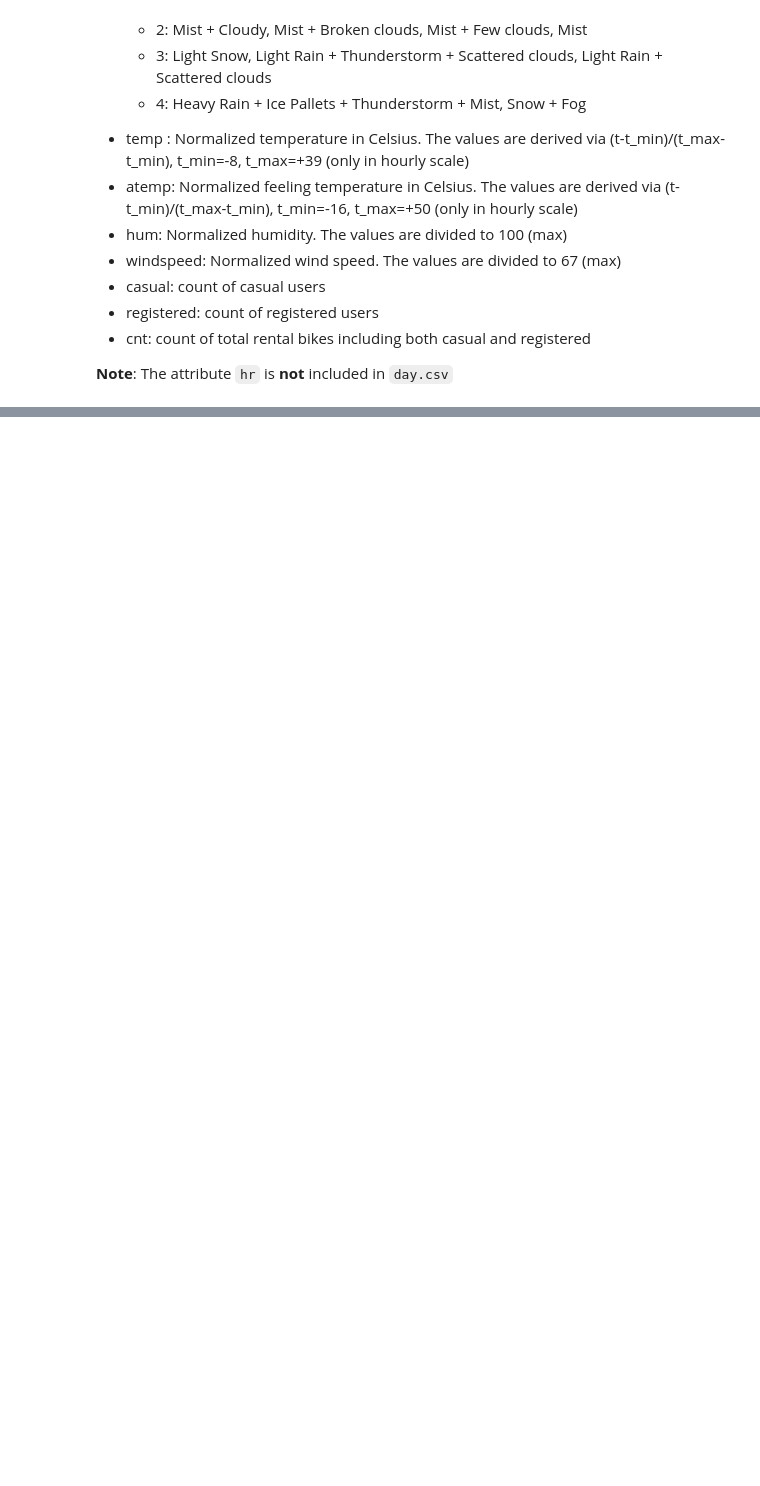
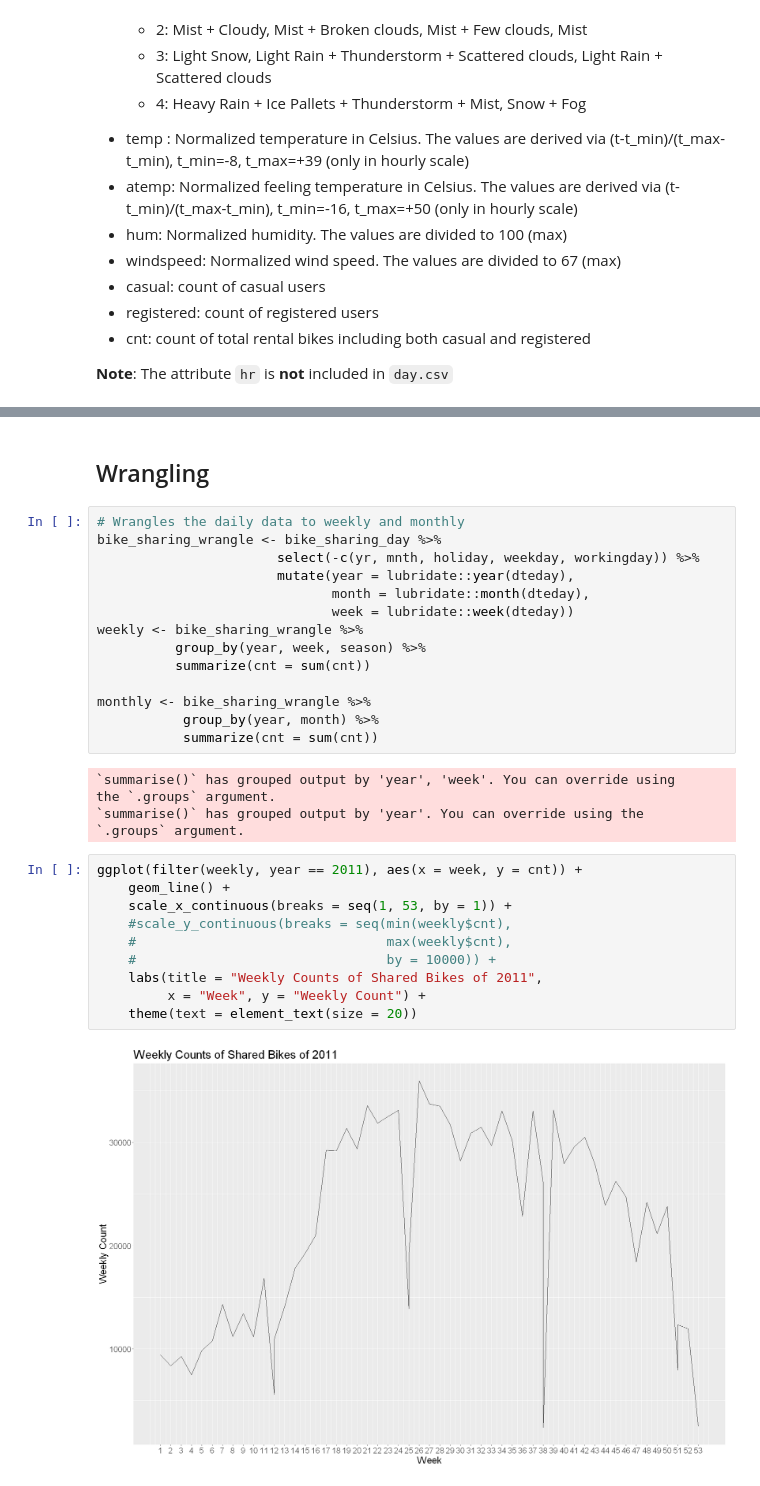
Before and after one commit to tonyliang19/stat301-group-project, a Jupyter notebook: src/eda.ipynb, the cells around one changed output, grey strips where cells are left out. Drawn from its saved outputs; the diff is of its cells as text; blank space fills up the shorter version.

Commit message:
Added weird plot for weekly bike sharing

```diff
--- a/src/eda.ipynb
+++ b/src/eda.ipynb
@@ -100,0 +97,33 @@ bs_day_pair_plots
+# %% [markdown]
+## Wrangling
+# %%
+# Wrangles the daily data to weekly and monthly
+bike_sharing_wrangle <- bike_sharing_day %>%
+                       select(-c(yr, mnth, holiday, weekday, workingday)) %>%
+                       mutate(year = lubridate::year(dteday),
+                              month = lubridate::month(dteday),
+                              week = lubridate::week(dteday))
+weekly <- bike_sharing_wrangle %>%
+          group_by(year, week, season) %>%
+          summarize(cnt = sum(cnt))
+
+monthly <- bike_sharing_wrangle %>%
+           group_by(year, month) %>%
+           summarize(cnt = sum(cnt))
+# %% [output]
+`summarise()` has grouped output by 'year', 'week'. You can override using
+the `.groups` argument.
+`summarise()` has grouped output by 'year'. You can override using the
+`.groups` argument.
+# %%
+ggplot(filter(weekly, year == 2011), aes(x = week, y = cnt)) +
+    geom_line() +
+    scale_x_continuous(breaks = seq(1, 53, by = 1)) +
+    #scale_y_continuous(breaks = seq(min(weekly$cnt),
+    #                                max(weekly$cnt),
+    #                                by = 10000)) +
+    labs(title = "Weekly Counts of Shared Bikes of 2011",
+         x = "Week", y = "Weekly Count") +
+    theme(text = element_text(size = 20))
+# %% [output]
+[figure, added]
```
Also changed, not shown: parts of 3 cells of this notebook.
